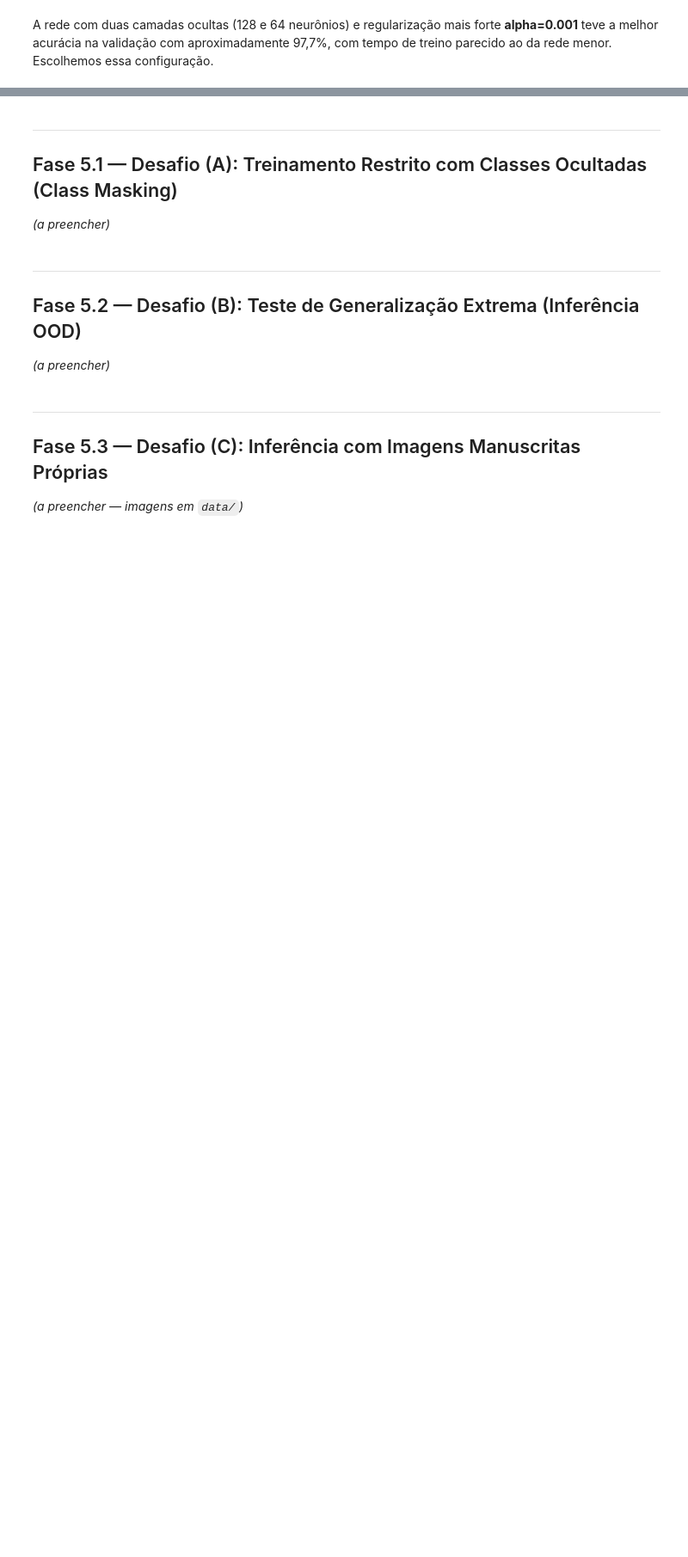
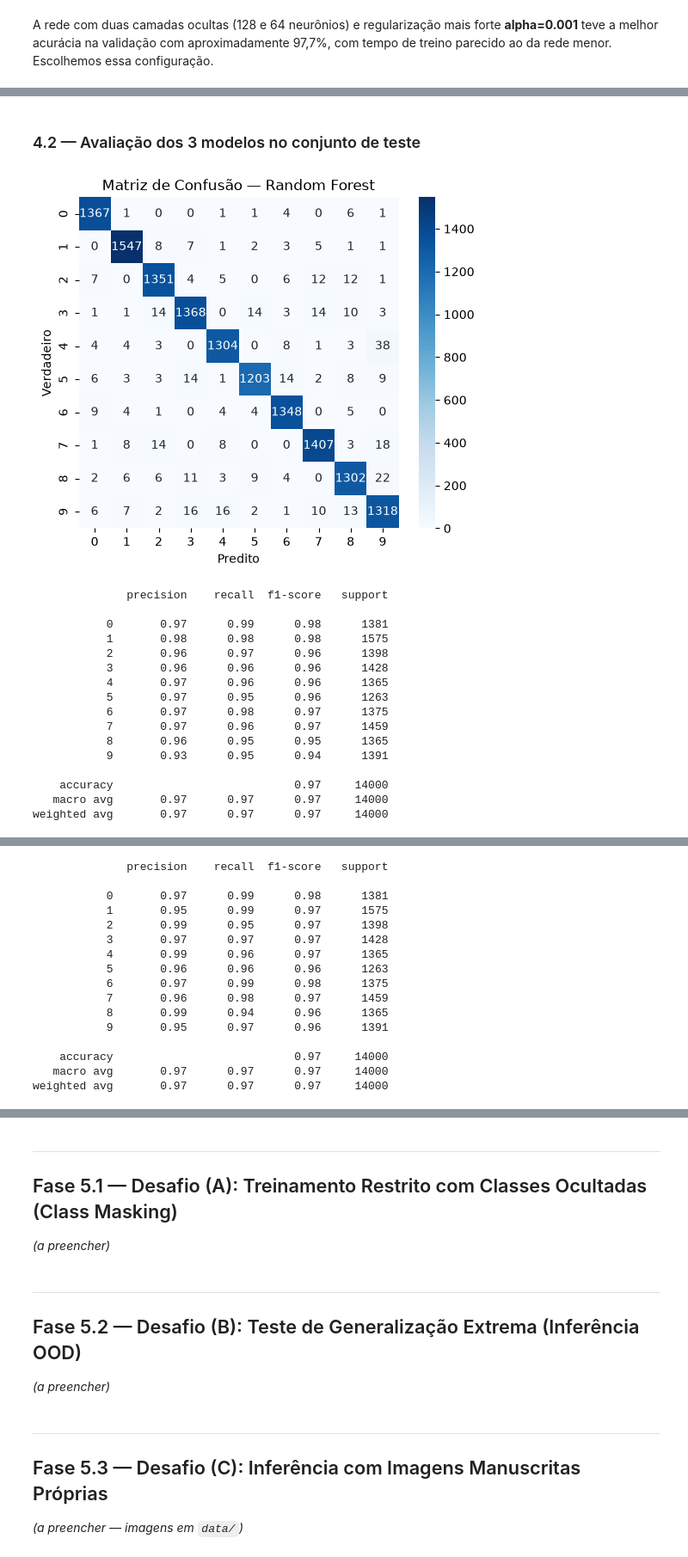
Before and after one commit to lindomarandradegertrudes/mnist-modulo2, a Jupyter notebook: mnist_modulo2.ipynb, the cells around one changed output, grey strips where cells are left out. Shown at 86% size. Cells and saved outputs as stored; diff of their text form; code cells hidden in the pictures; blank space fills up the shorter version.

Commit message:
Implementação da  Fase 4: Avaliação comparativa dos 3 modelos no conjunto de testes

```diff
--- a/mnist_modulo2.ipynb
+++ b/mnist_modulo2.ipynb
@@ -320,0 +334,57 @@ MLP final treinado.
+# %%
+from sklearn.metrics import confusion_matrix, classification_report, precision_score, recall_score, f1_score
+
+def avaliar_modelo(nome, modelo, X_teste, y_teste):
+    inicio = time.time()
+    y_pred = modelo.predict(X_teste)
+    tempo_predicao = time.time() - inicio
+
+    acc = accuracy_score(y_teste, y_pred)
+    precisao = precision_score(y_teste, y_pred, average="weighted")
+    recall = recall_score(y_teste, y_pred, average="weighted")
+    f1 = f1_score(y_teste, y_pred, average="weighted")
+
+    cm = confusion_matrix(y_teste, y_pred)
+
+    plt.figure(figsize=(6, 5))
+    sns.heatmap(cm, annot=True, fmt="d", cmap="Blues")
+    plt.title(f"Matriz de Confusão — {nome}")
+    plt.xlabel("Predito")
+    plt.ylabel("Verdadeiro")
+    plt.show()
+
+    print(classification_report(y_teste, y_pred))
+
+    return {
+        "modelo": nome,
+        "acuracia": acc,
+        "precisao": precisao,
+        "recall": recall,
+        "f1": f1,
+        "tempo_predicao_s": tempo_predicao,
+    }
+# %% [markdown]
+### 4.2 — Avaliação dos 3 modelos no conjunto de teste
+# %%
+resultados = []
+resultados.append(avaliar_modelo("Random Forest", modelo_rf, X_test, y_test))
+resultados.append(avaliar_modelo("KNN", modelo_knn, X_test, y_test))
+resultados.append(avaliar_modelo("MLP", modelo_mlp, X_test, y_test))
+# %% [output]
+[figure, added]
+              precision    recall  f1-score   support
+
+           0       0.97      0.99      0.98      1381
+           1       0.98      0.98      0.98      1575
+           2       0.96      0.97      0.96      1398
+           3       0.96      0.96      0.96      1428
+           4       0.97      0.96      0.96      1365
+           5       0.97      0.95      0.96      1263
+           6       0.97      0.98      0.97      1375
+           7       0.97      0.96      0.97      1459
+           8       0.96      0.95      0.95      1365
+           9       0.93      0.95      0.94      1391
+
+    accuracy                           0.97     14000
+   macro avg       0.97      0.97      0.97     14000
+weighted avg       0.97      0.97      0.97     14000
@@ -320,0 +392,16 @@ MLP final treinado.
+              precision    recall  f1-score   support
+
+           0       0.97      0.99      0.98      1381
+           1       0.95      0.99      0.97      1575
+           2       0.99      0.95      0.97      1398
+           3       0.97      0.97      0.97      1428
+           4       0.99      0.96      0.97      1365
+           5       0.96      0.96      0.96      1263
+           6       0.97      0.99      0.98      1375
+           7       0.96      0.98      0.97      1459
+           8       0.99      0.94      0.96      1365
+           9       0.95      0.97      0.96      1391
+
+    accuracy                           0.97     14000
+   macro avg       0.97      0.97      0.97     14000
+weighted avg       0.97      0.97      0.97     14000
```
Also changed, not shown: parts of 10 cells of this notebook.
